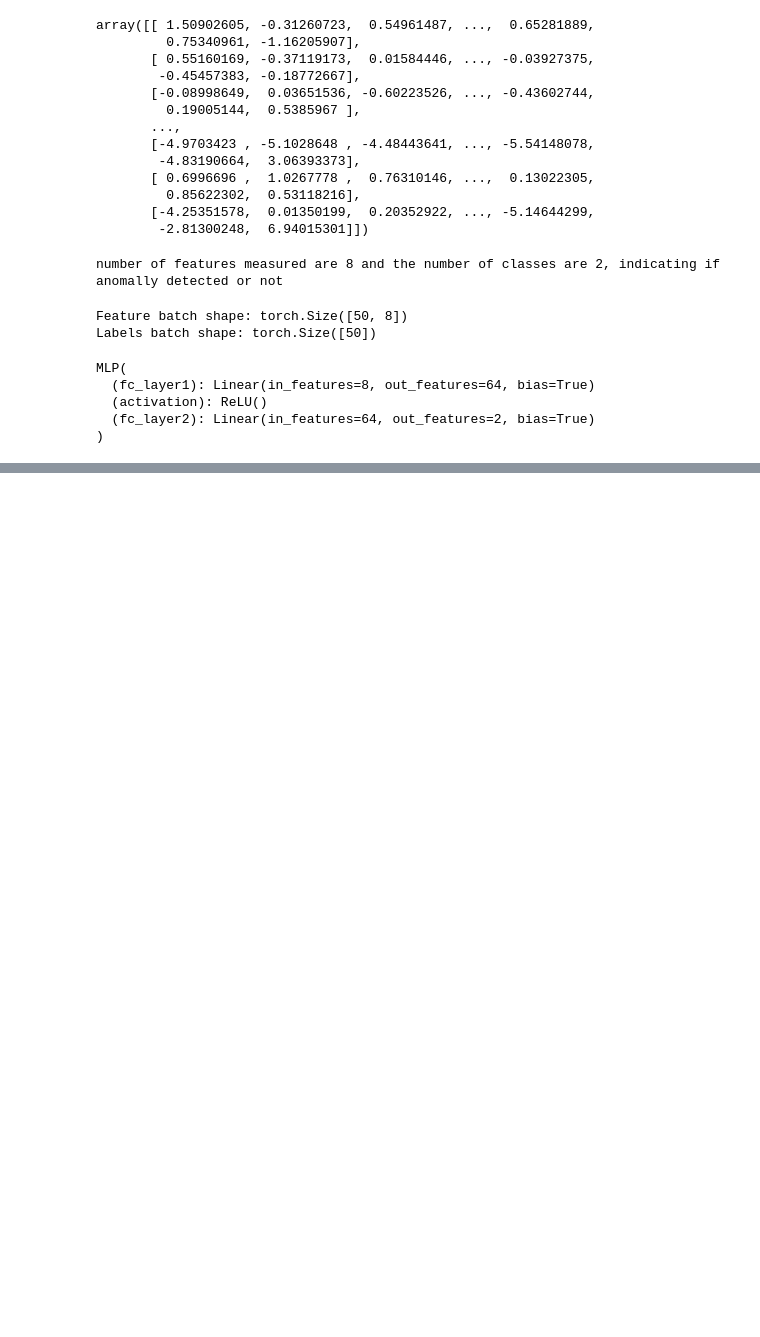
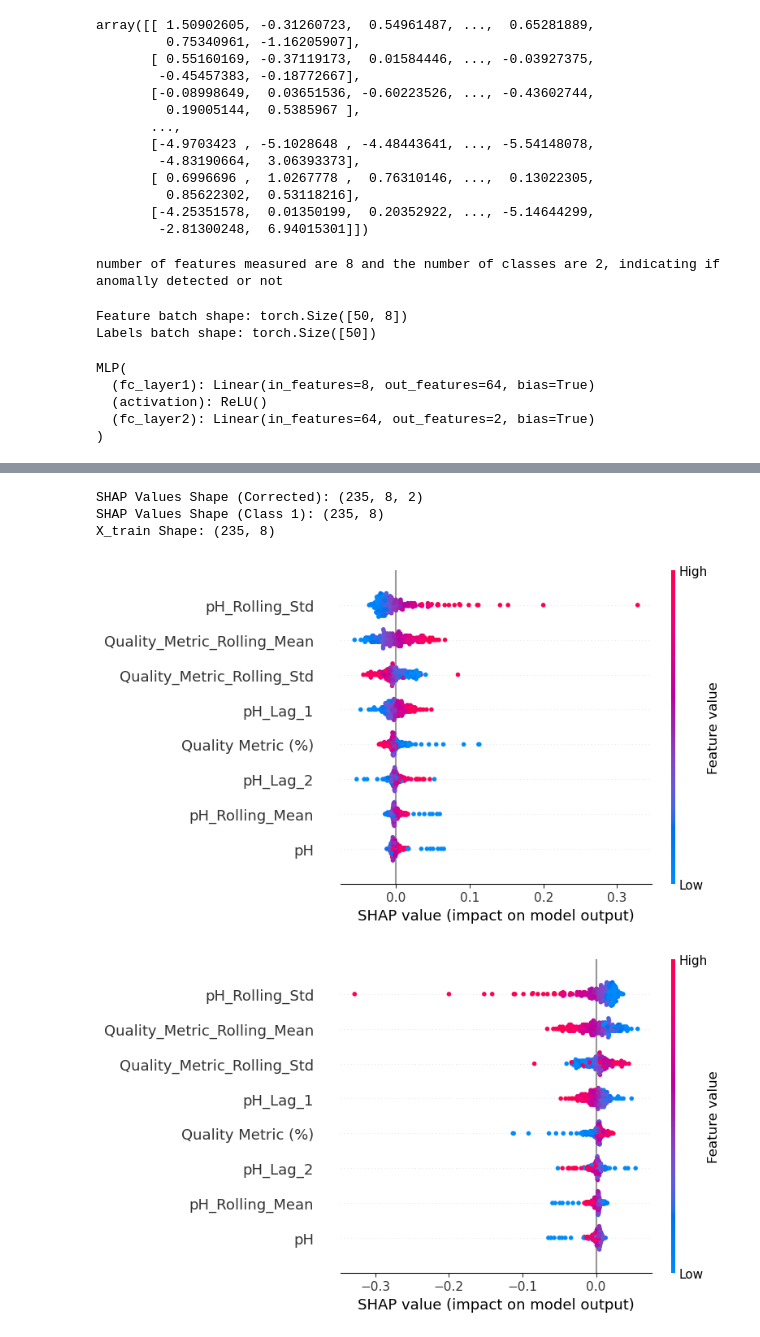
Before and after one commit to neselidondurma/biontech_backup, a Jupyter notebook: notebooks/s3_mlp_model.ipynb, the cells around one changed output, grey strips where cells are left out. Drawn from its saved outputs; the diff is of its cells as text; code cells hidden in the pictures; blank space fills up the shorter version.

Commit message:
shap analysis done

```diff
--- a/notebooks/s3_mlp_model.ipynb
+++ b/notebooks/s3_mlp_model.ipynb
@@ -394,0 +404,17 @@ weight shape is = torch.Size([2, 64])
+# %%
+def predict_proba(data):
+    model.eval()  # Set the model to evaluation mode
+    with torch.no_grad():
+        data_tensor = torch.tensor(data, dtype=torch.float32)  # Convert data to tensor
+        logits = model(data_tensor)  # Forward pass
+        probabilities = F.softmax(logits, dim=1)  # Convert logits to probabilities
+    return probabilities.numpy()  # Convert to NumPy array for SHAP
+# %%
+import shap
+
+
+
+# Create SHAP explainer
+explainer = shap.KernelExplainer(predict_proba, X_train)
+
+shap_values = explainer.shap_values(X_train)  # Compute SHAP values
@@ -394,0 +447,21 @@ weight shape is = torch.Size([2, 64])
+# %%
+print("SHAP Values Shape (Corrected):", shap_values.shape)  # Should be (235, 8, 2)
+shap_values_class_1 = shap_values[:, :, 0]  # Extract SHAP values for class 1
+print("SHAP Values Shape (Class 1):", shap_values_class_1.shape)  # Should be (235, 8)
+shap_values_class_2 = shap_values[:, :, 1]  # Extract SHAP values for class 2
+print("X_train Shape:", X_train.shape)  # Should be (235, 8)
+# %% [output]
+SHAP Values Shape (Corrected): (235, 8, 2)
+SHAP Values Shape (Class 1): (235, 8)
+X_train Shape: (235, 8)
+# %%
+feature_names = ["pH", "pH_Lag_1", "pH_Lag_2", "pH_Rolling_Mean", "pH_Rolling_Std",
+    "Quality Metric (%)", "Quality_Metric_Rolling_Mean", "Quality_Metric_Rolling_Std"
+]
+# %%
+shap.summary_plot(shap_values_class_1, X_train, feature_names=feature_names)
+
+shap.summary_plot(shap_values_class_2, X_train, feature_names=feature_names)
+# %% [output]
+[figure, added]
+[figure, added]
```
Also changed, not shown: parts of 8 cells of this notebook, 2 other files.
